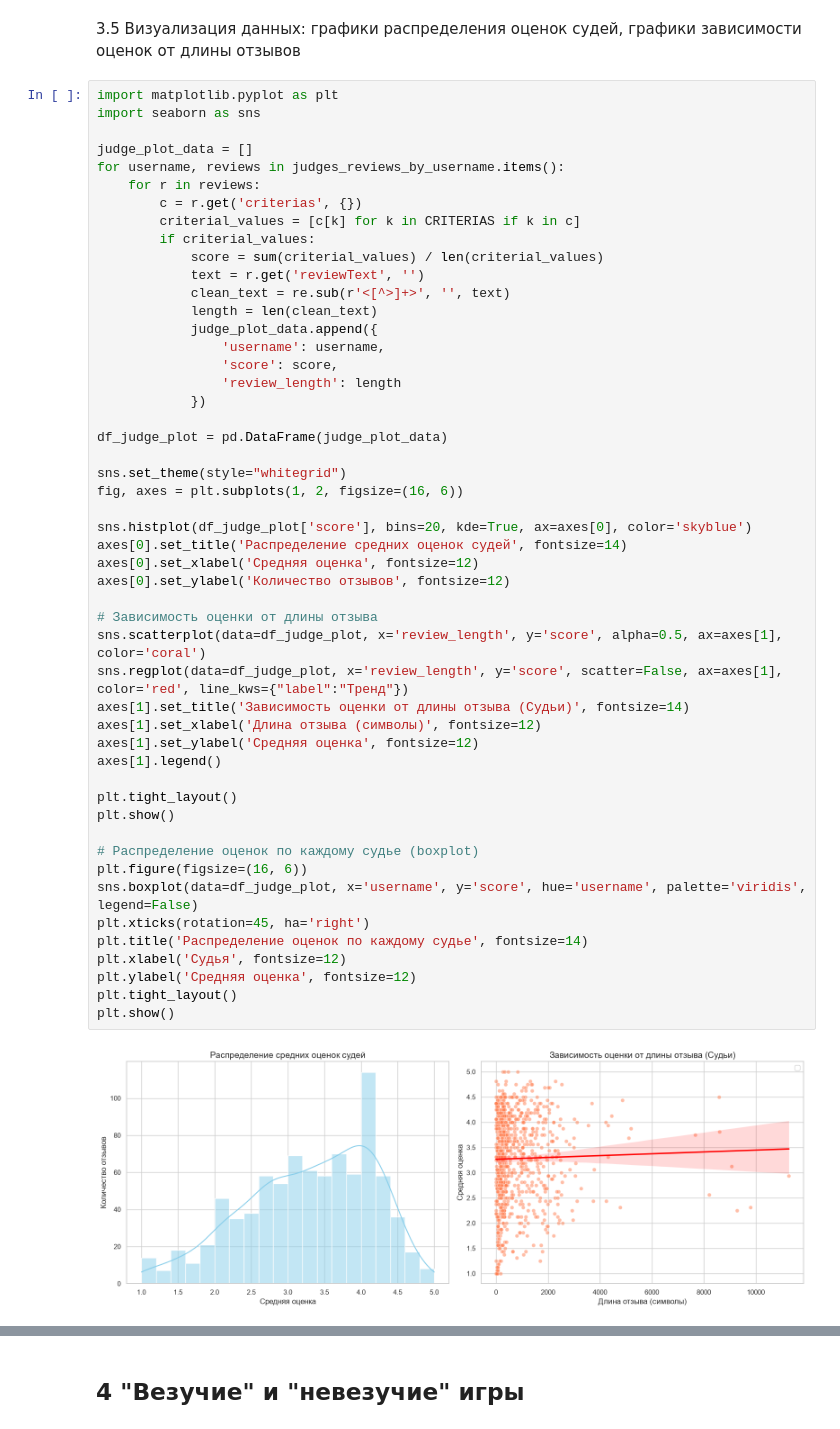
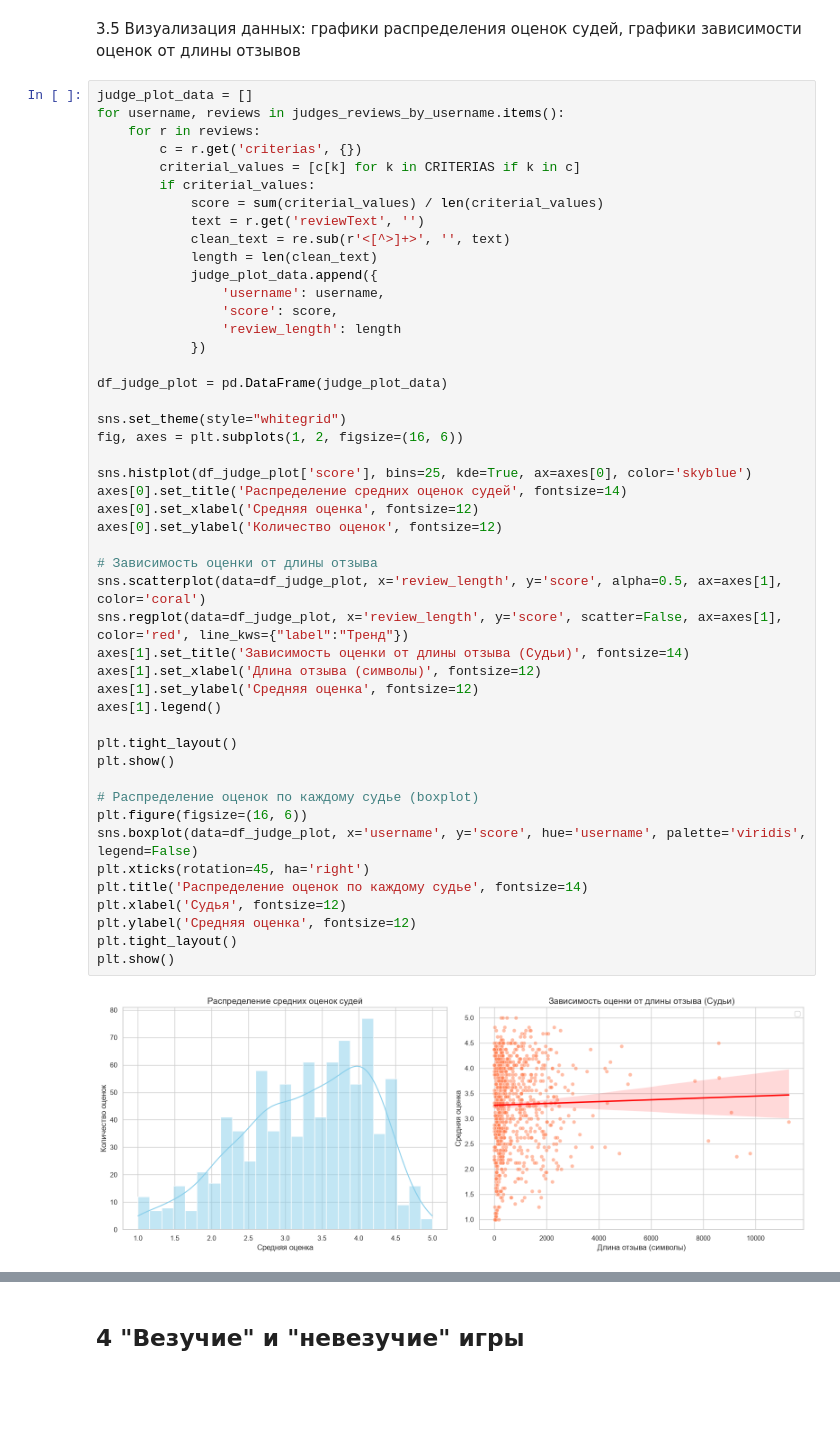
Before and after one commit to unreal79/MyIndie-jam-stats, a Jupyter notebook: MyIndie-jam-stats_LVL10.ipynb, the cells around one changed output, grey strips where cells are left out. Saved outputs shown, nothing was run; the diff lists cells and outputs as text; blank space fills up the shorter version.

Commit message:
add judjes scores distribution stats

```diff
--- a/MyIndie-jam-stats_LVL10.ipynb
+++ b/MyIndie-jam-stats_LVL10.ipynb
@@ -712,9 +713,6 @@ df_participants_insights.sort_values(by='strictness_index')
 # %% [markdown]
 3.5 Визуализация данных: графики распределения оценок судей, графики зависимости оценок от длины отзывов
 # %%
-import matplotlib.pyplot as plt
-import seaborn as sns
-
 judge_plot_data = []
 for username, reviews in judges_reviews_by_username.items():
     for r in reviews:
@@ -733,34 +731,34 @@ for username, reviews in judges_reviews_by_username.items():
 
 df_judge_plot = pd.DataFrame(judge_plot_data)
 
 sns.set_theme(style="whitegrid")
 fig, axes = plt.subplots(1, 2, figsize=(16, 6))
 
-sns.histplot(df_judge_plot['score'], bins=20, kde=True, ax=axes[0], color='skyblue')
+sns.histplot(df_judge_plot['score'], bins=25, kde=True, ax=axes[0], color='skyblue')
 axes[0].set_title('Распределение средних оценок судей', fontsize=14)
 axes[0].set_xlabel('Средняя оценка', fontsize=12)
-axes[0].set_ylabel('Количество отзывов', fontsize=12)
+axes[0].set_ylabel('Количество оценок', fontsize=12)
 
 # Зависимость оценки от длины отзыва
 sns.scatterplot(data=df_judge_plot, x='review_length', y='score', alpha=0.5, ax=axes[1], color='coral')
 sns.regplot(data=df_judge_plot, x='review_length', y='score', scatter=False, ax=axes[1], color='red', line_kws={"label":"Тренд"})
 axes[1].set_title('Зависимость оценки от длины отзыва (Судьи)', fontsize=14)
 axes[1].set_xlabel('Длина отзыва (символы)', fontsize=12)
 axes[1].set_ylabel('Средняя оценка', fontsize=12)
 axes[1].legend()
 
 plt.tight_layout()
 plt.show()
 
 # Распределение оценок по каждому судье (boxplot)
 plt.figure(figsize=(16, 6))
 sns.boxplot(data=df_judge_plot, x='username', y='score', hue='username', palette='viridis', legend=False)
 plt.xticks(rotation=45, ha='right')
 plt.title('Распределение оценок по каждому судье', fontsize=14)
 plt.xlabel('Судья', fontsize=12)
 plt.ylabel('Средняя оценка', fontsize=12)
 plt.tight_layout()
 plt.show()
 # %% [output]
-[figure, old version]
+[figure, new version]
 [figure]
```
Also changed, not shown: parts of 7 cells of this notebook, 1 other file.
